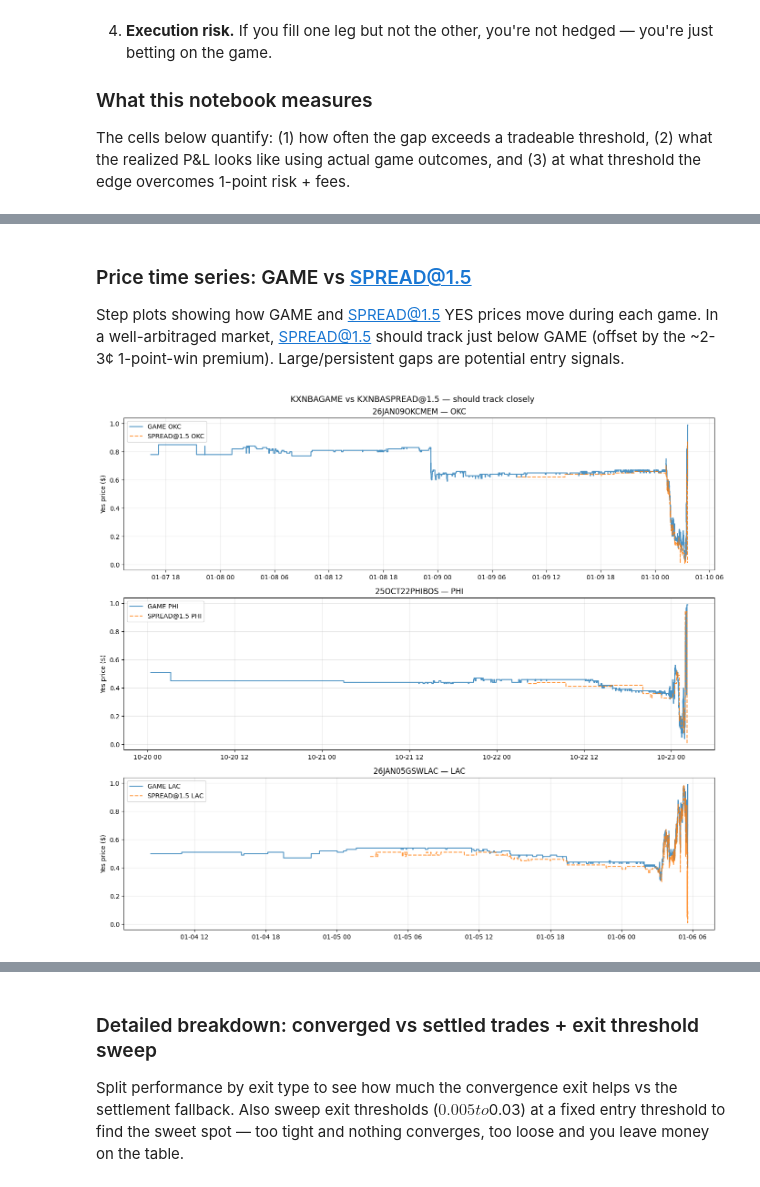
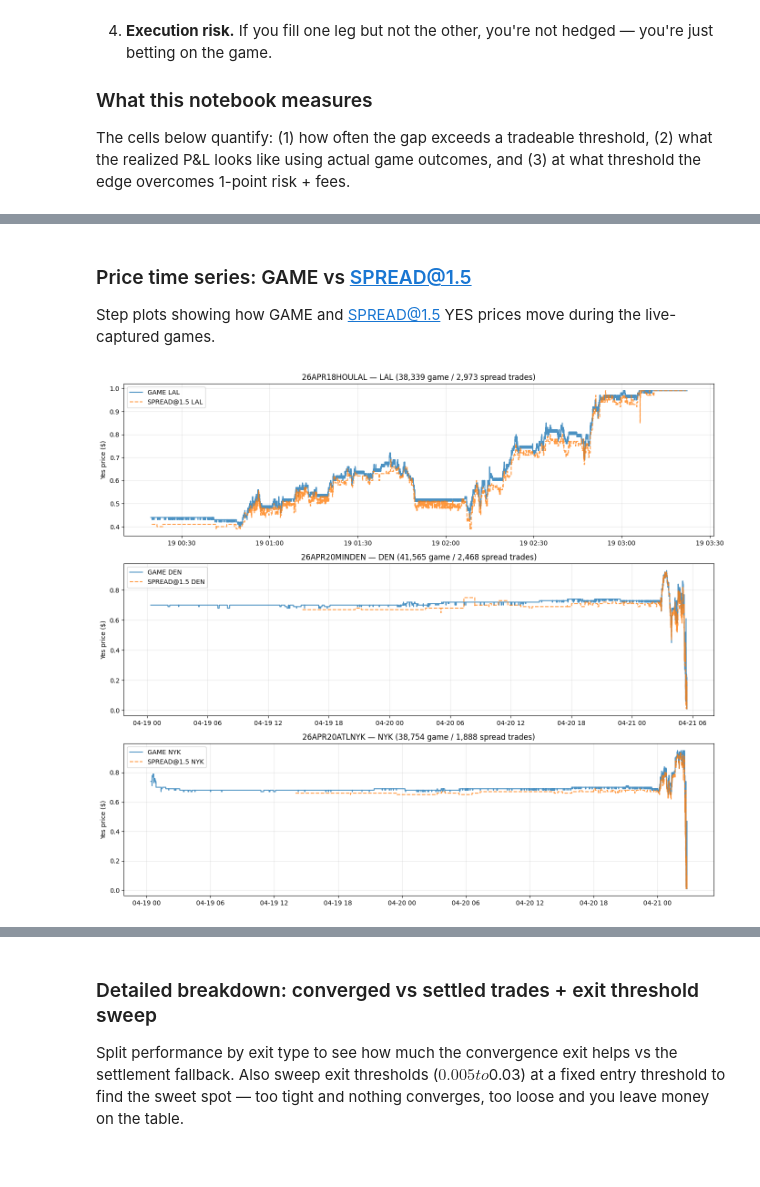
Before and after one commit to cziwang/prediction-market-exploration, a Jupyter notebook: notebooks/strategies/cross_market_arb.ipynb, the cells around one changed output, grey strips where cells are left out. Saved outputs shown, nothing was run; the diff lists cells and outputs as text; code cells hidden in the pictures.

```diff
--- a/notebooks/strategies/cross_market_arb.ipynb
+++ b/notebooks/strategies/cross_market_arb.ipynb
@@ -377,25 +346,32 @@ Loaded 5 pairs with trade data
 # %% [markdown]
 ### Price time series: GAME vs SPREAD@1.5
 
-Step plots showing how GAME and SPREAD@1.5 YES prices move during each game. In a well-arbitraged market, SPREAD@1.5 should track just below GAME (offset by the ~2-3¢ 1-point-win premium). Large/persistent gaps are potential entry signals.
+Step plots showing how GAME and SPREAD@1.5 YES prices move during the live-captured games.
 # %%
-# Plot GAME vs SPREAD@1.5 price over time for divergent pairs
-fig, axes = plt.subplots(min(len(pair_series), 3), 1, figsize=(14, 4*min(len(pair_series), 3)), squeeze=False)
+# Plot GAME vs SPREAD@1.5 for the pairs with most trade activity
+top_pairs = sorted(all_game_data, key=lambda d: d["n_spread_trades"], reverse=True)
+n_plot = min(3, len(top_pairs))
 
-for i, ps in enumerate(pair_series[:3]):
-    ax = axes[i, 0]
-    gt = ps["game_trades"].sort_values("created_time")
-    st = ps["spread_trades"].sort_values("created_time")
-
-    ax.step(gt["created_time"], gt["yes_price"], where="post", label=f"GAME {ps['team']}", alpha=0.8)
-    ax.step(st["created_time"], st["yes_price"], where="post", label=f"SPREAD@1.5 {ps['team']}", alpha=0.8, linestyle="--")
-    ax.set_title(f"{ps['game_key']} — {ps['team']}")
-    ax.set_ylabel("Yes price ($)")
-    ax.legend()
-    ax.grid(True, alpha=0.3)
-
-plt.tight_layout()
-plt.suptitle("KXNBAGAME vs KXNBASPREAD@1.5 — should track closely", y=1.01, fontsize=13)
-plt.show()
+if n_plot > 0:
+    fig, axes = plt.subplots(n_plot, 1, figsize=(14, 4 * n_plot), squeeze=False)
+    for i, gd in enumerate(top_pairs[:n_plot]):
+        ax = axes[i, 0]
+        gt = trades_df[trades_df["ticker"] == pairs[0]["game_ticker"]]
+        # Find matching pair
+        for p in pairs:
+            if p["game_key"] == gd["game_key"] and p["team"] == gd["team"]:
+                gt = trades_df[trades_df["ticker"] == p["game_ticker"]].sort_values("t_dt")
+                st = trades_df[trades_df["ticker"] == p["spread_ticker"]].sort_values("t_dt")
+                break
+        ax.step(gt["t_dt"], gt["yes_price"], where="post", label=f"GAME {gd['team']}", alpha=0.8)
+        ax.step(st["t_dt"], st["yes_price"], where="post", label=f"SPREAD@1.5 {gd['team']}", alpha=0.8, linestyle="--")
+        ax.set_title(f"{gd['game_key']} — {gd['team']} ({gd['n_game_trades']:,} game / {gd['n_spread_trades']:,} spread trades)")
+        ax.set_ylabel("Yes price ($)")
+        ax.legend()
+        ax.grid(True, alpha=0.3)
+    plt.tight_layout()
+    plt.show()
+else:
+    print("No pairs with trade data to plot.")
 # %% [output]
-[figure, old version]
+[figure, new version]
```
Also changed, not shown: parts of 23 cells of this notebook.
